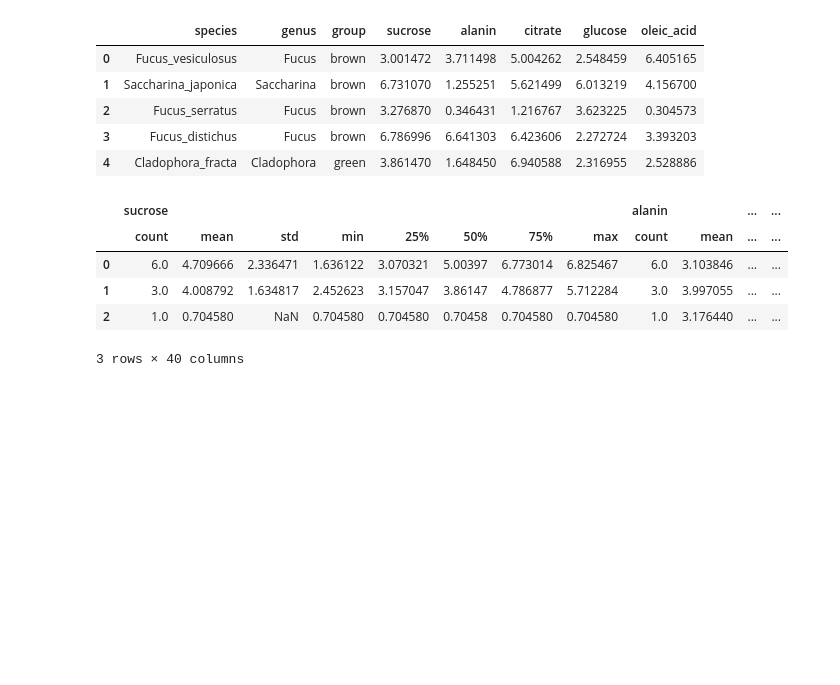
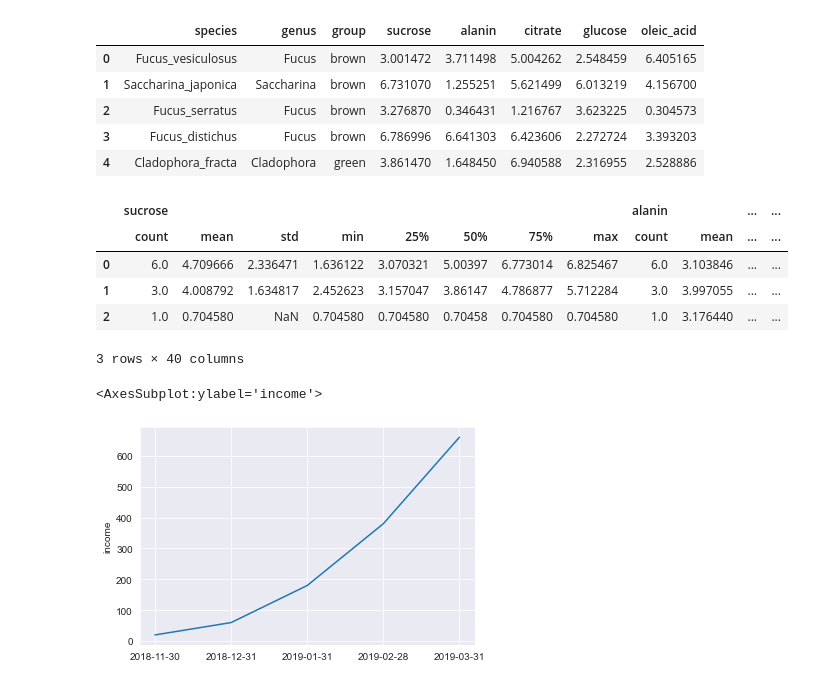
Before and after one commit to DmytryM/Django_NuxtJS, a Jupyter notebook: Django_NuxtJS/data analytics/hw1.ipynb, the cells around one changed output. Saved outputs shown, nothing was run; the diff lists cells and outputs as text; code cells hidden in the pictures; blank space fills up the shorter version.

```diff
--- a/Django_NuxtJS/data analytics/hw1.ipynb
+++ b/Django_NuxtJS/data analytics/hw1.ipynb
@@ -106,3 +106,15 @@ colors
 #     ),2)
 # %%
 # alanin_concentrations
+# %%
+import pandas as pd
+import matplotlib
+import matplotlib.pyplot as plt
+import seaborn as sns
+
+df = pd.read_csv('https://stepik.org/media/attachments/course/4852/income.csv')
+# %%
+sns.lineplot(x=df.index, y=df.income)
+# %% [output]
+<AxesSubplot:ylabel='income'>
+[figure, added]
```
Also changed, not shown: parts of 4 cells of this notebook, 3 other files.
